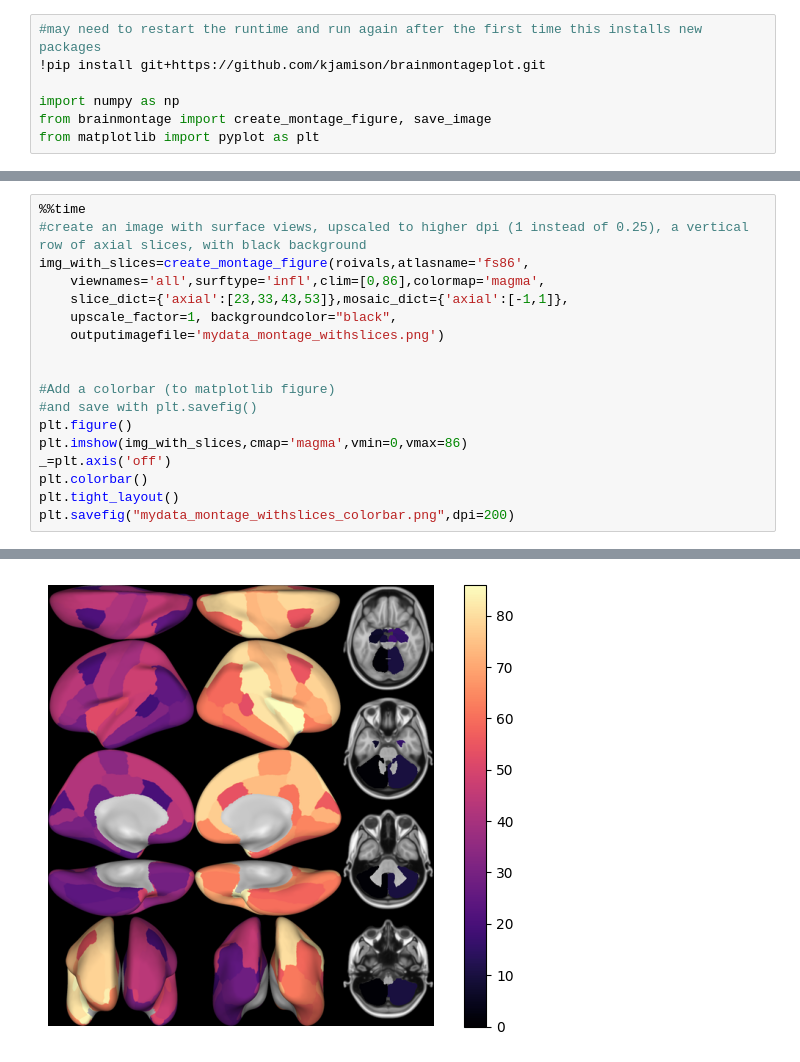
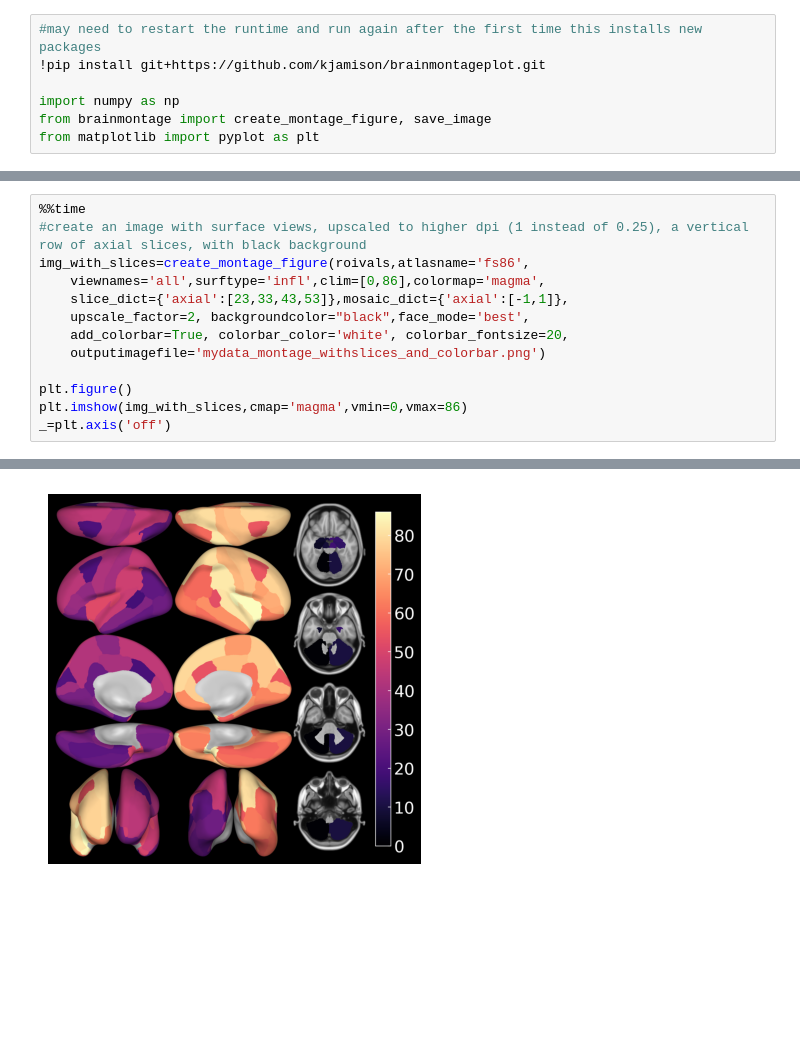
Before and after one commit to kjamison/brainmontageplot, a Jupyter notebook: brainmontageplot_example.ipynb, the cells around one changed output, grey strips where cells are left out. Drawn from its saved outputs; the diff is of its cells as text; blank space fills up the shorter version.

Commit message:
update colab with colorbar example

```diff
--- a/brainmontageplot_example.ipynb
+++ b/brainmontageplot_example.ipynb
@@ -31,16 +36,11 @@ Wall time: 2.04 s
 img_with_slices=create_montage_figure(roivals,atlasname='fs86',
     viewnames='all',surftype='infl',clim=[0,86],colormap='magma',
     slice_dict={'axial':[23,33,43,53]},mosaic_dict={'axial':[-1,1]},
-    upscale_factor=1, backgroundcolor="black",
-    outputimagefile='mydata_montage_withslices.png')
+    upscale_factor=2, backgroundcolor="black",face_mode='best',
+    add_colorbar=True, colorbar_color='white', colorbar_fontsize=20,
+    outputimagefile='mydata_montage_withslices_and_colorbar.png')
 
-
-#Add a colorbar (to matplotlib figure)
-#and save with plt.savefig()
 plt.figure()
 plt.imshow(img_with_slices,cmap='magma',vmin=0,vmax=86)
 _=plt.axis('off')
-plt.colorbar()
-plt.tight_layout()
-plt.savefig("mydata_montage_withslices_colorbar.png",dpi=200)
 # %% [output]
@@ -50,4 +50,4 @@ Wall time: 6.16 s
-[figure, old version]
+[figure, new version]
 # %%
 %%time
 #Or an image with axial, coronal, and sagittal slices only, and a light gray background
```
Also changed, not shown: parts of 3 cells of this notebook.
